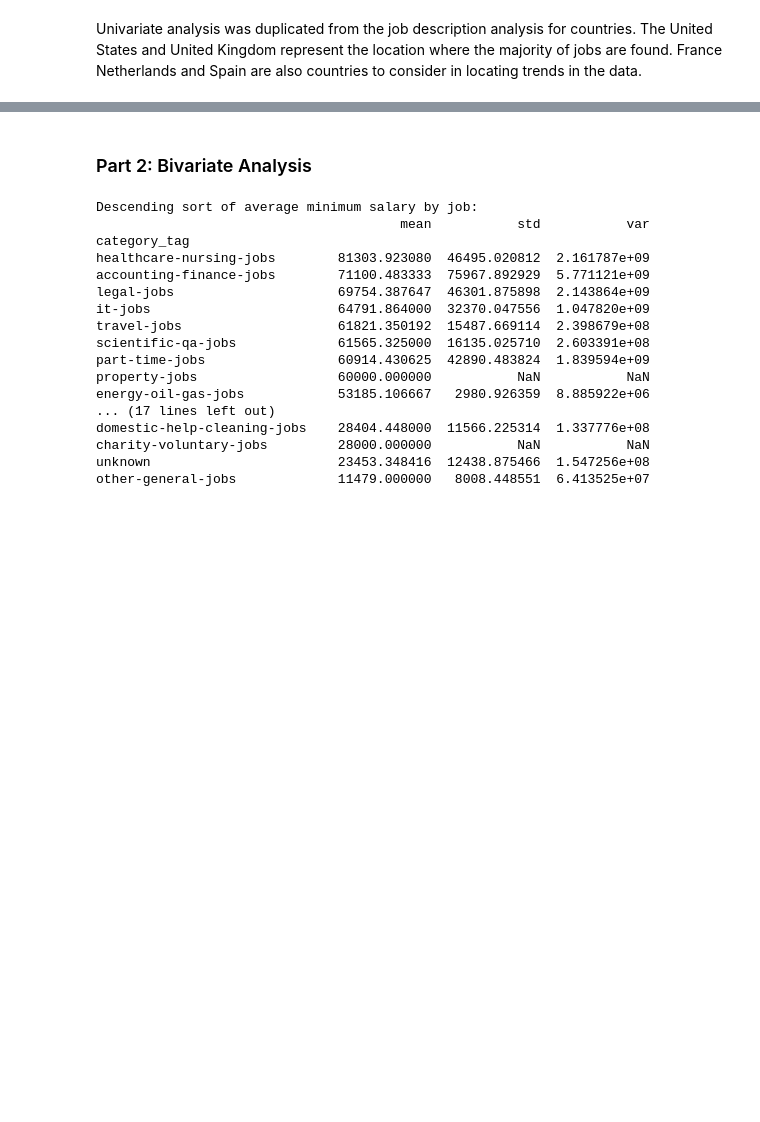
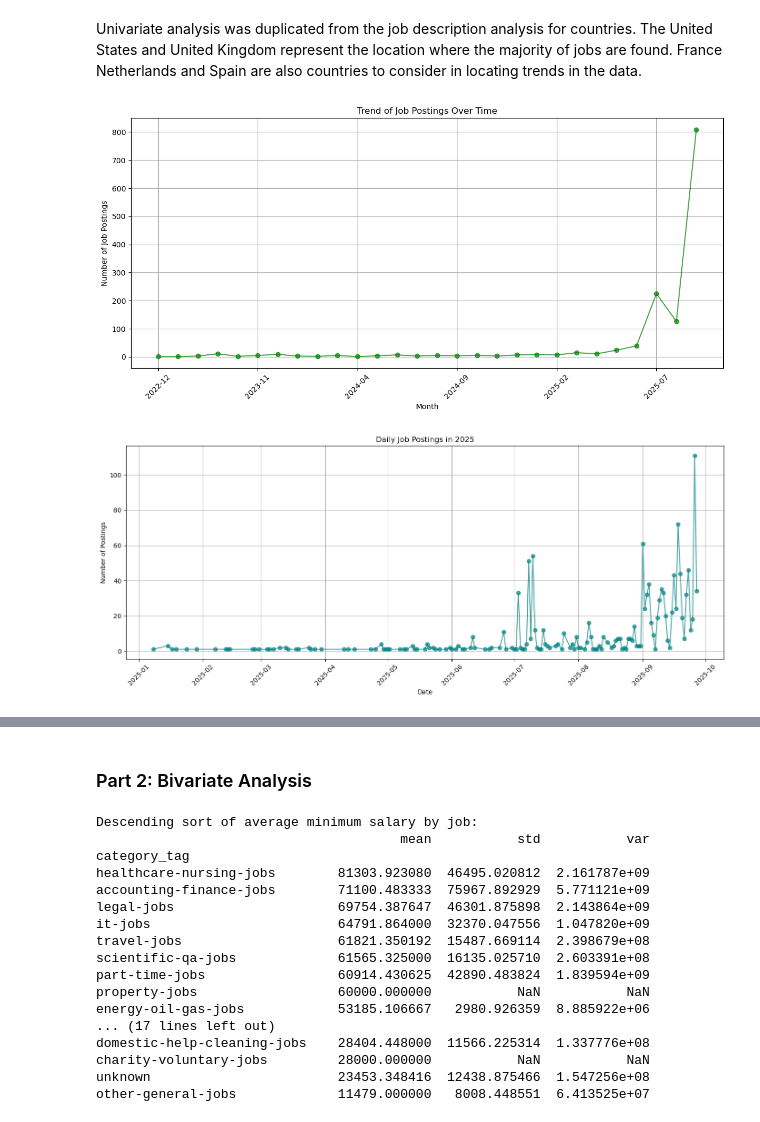
Before and after one commit to sbs0068/INSY6500_job_market_analysis, a Jupyter notebook: notebooks/02_data_exploration.ipynb, the cells around one changed output, grey strips where cells are left out. Drawn from its saved outputs; the diff is of its cells as text; code cells hidden in the pictures; blank space fills up the shorter version.

```diff
--- a/notebooks/02_data_exploration.ipynb
+++ b/notebooks/02_data_exploration.ipynb
@@ -83,2 +106,46 @@ Name: count, dtype: int64
 # %% [markdown]
 Univariate analysis was duplicated from the job description analysis for countries. The United States and United Kingdom represent the location where the majority of jobs are found. France Netherlands and Spain are also countries to consider in locating trends in the data.
+# %%
+#Convertind created date to date time
+df_filtered['created_date'] = pd.to_datetime(df_filtered['created_date'])
+
+#Group by time period
+df_filtered['created_month'] = df_filtered['created_date'].dt.to_period('M').astype(str)
+
+# Count job postings per month
+monthly_counts = df_filtered['created_month'].value_counts().sort_index()
+
+# Plot the time series
+plt.figure(figsize=(12, 6))
+monthly_counts.plot(kind='line', marker='o', color='green', alpha=0.7)
+
+# Label the axes and title
+plt.xlabel("Month")
+plt.ylabel("Number of Job Postings")
+plt.title("Trend of Job Postings Over Time")
+plt.xticks(rotation=45)
+plt.grid(True)
+plt.tight_layout()
+plt.show()
+
+
+
+# Filter for only 2025 dates
+df_2025 = df_filtered[df_filtered['created_date'].dt.year == 2025]
+
+# Count postings by exact date
+daily_counts_2025 = df_2025['created_date'].dt.date.value_counts().sort_index()
+
+# Plot the daily trend for 2025
+plt.figure(figsize=(14, 6))
+daily_counts_2025.plot(kind='line', color='teal', marker='o', alpha=0.7)
+plt.title("Daily Job Postings in 2025")
+plt.xlabel("Date")
+plt.ylabel("Number of Postings")
+plt.xticks(rotation=45)
+plt.grid(True)
+plt.tight_layout()
+plt.show()
+# %% [output]
+[figure, added]
+[figure, added]
```
Also changed, not shown: parts of 15 cells of this notebook.
